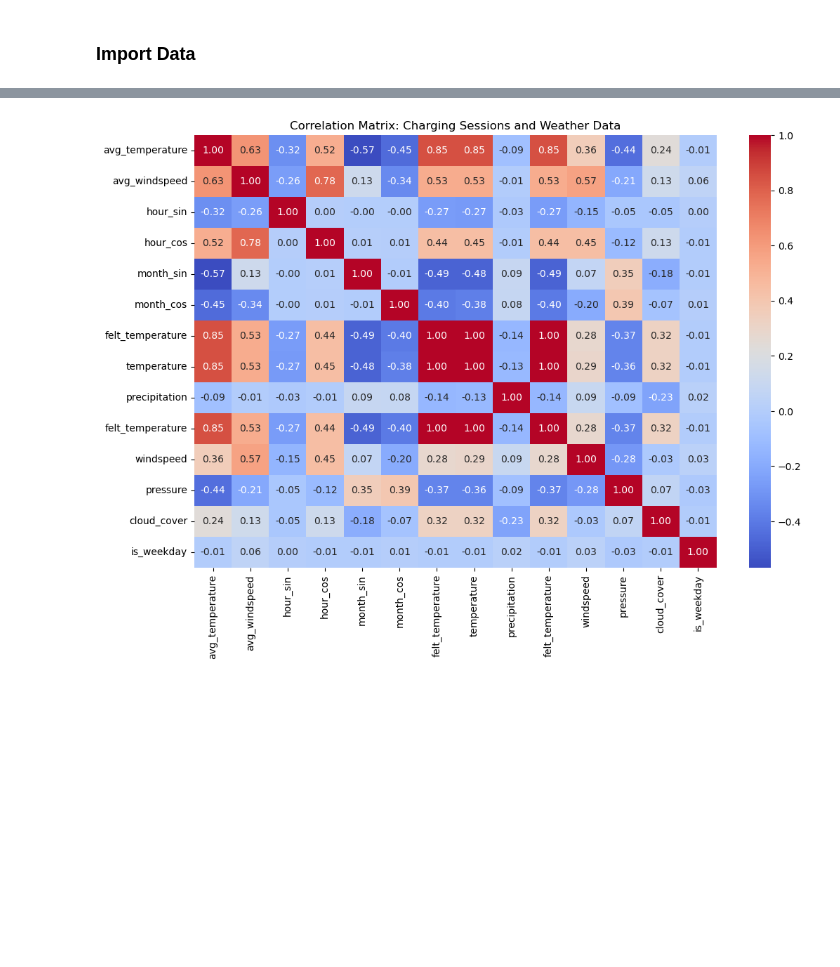
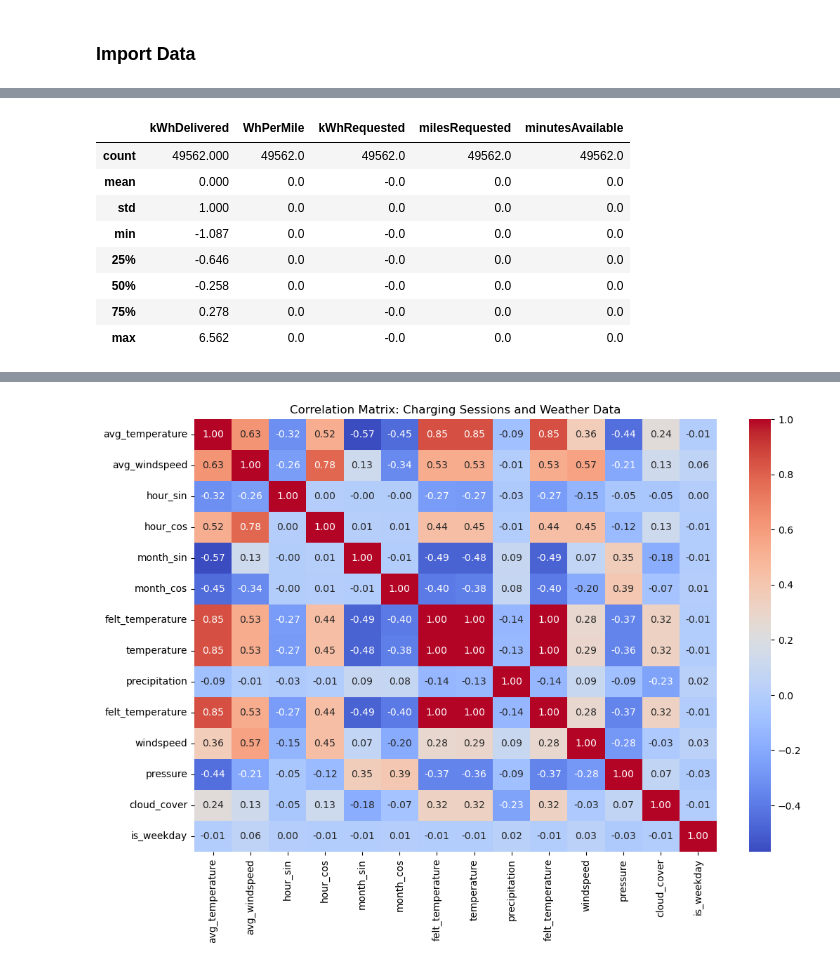
Before and after one commit to angfe/TheOptimizers, a Jupyter notebook: 04_Utilization_Prediction.ipynb, the cells around one changed output, grey strips where cells are left out. Cells and saved outputs as stored; diff of their text form; code cells hidden in the pictures; blank space fills up the shorter version.

```diff
--- a/04_Utilization_Prediction.ipynb
+++ b/04_Utilization_Prediction.ipynb
@@ -53,0 +121,20 @@ charging_sessions_data.head(5)
+# %%
+# X1 is for standardized data and X2 is for normalized data
+X1 = scaled_charging_sessions_data
+X2 = scaled_charging_sessions_data
+
+# standardize data
+scaleStandard = StandardScaler()
+X1 = scaleStandard.fit_transform(X1)
+X1 = pd.DataFrame(X1, columns=['kWhDelivered', 'WhPerMile', 'kWhRequested', 'milesRequested', 'minutesAvailable'])
+X1.describe().round(3)
+# %% [output]
+|  | kWhDelivered | WhPerMile | kWhRequested | milesRequested | minutesAvailable |
+| count | 49562.000 | 49562.0 | 49562.0 | 49562.0 | 49562.0 |
+| mean | 0.000 | 0.0 | -0.0 | 0.0 | 0.0 |
+| std | 1.000 | 0.0 | 0.0 | 0.0 | 0.0 |
+| min | -1.087 | 0.0 | -0.0 | 0.0 | 0.0 |
+| 25% | -0.646 | 0.0 | -0.0 | 0.0 | 0.0 |
+| 50% | -0.258 | 0.0 | -0.0 | 0.0 | 0.0 |
+| 75% | 0.278 | 0.0 | -0.0 | 0.0 | 0.0 |
+| max | 6.562 | 0.0 | -0.0 | 0.0 | 0.0 |
```
Also changed, not shown: parts of 22 cells of this notebook.
